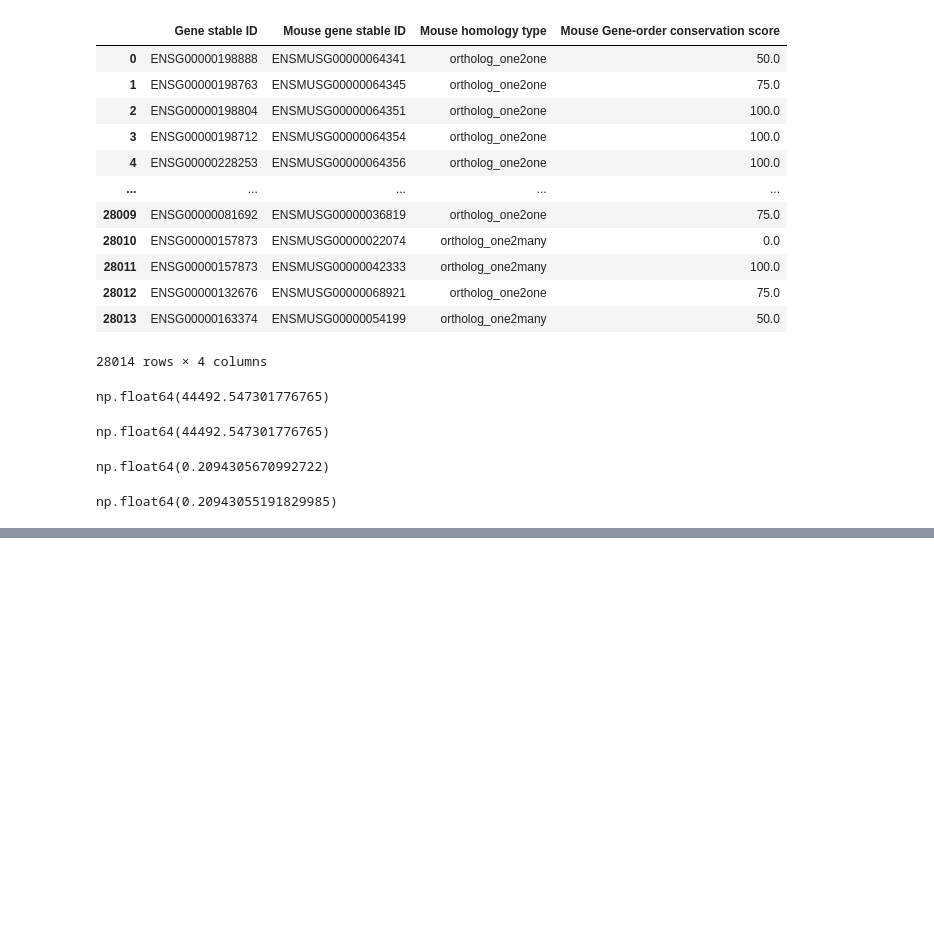
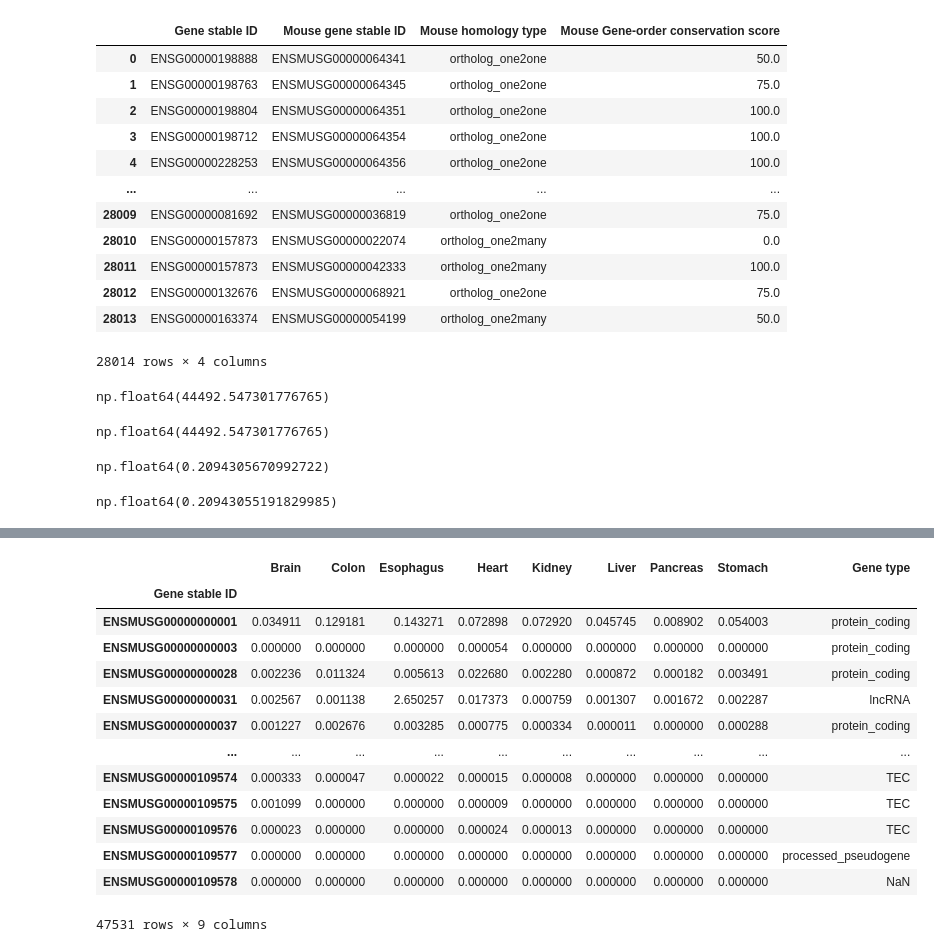
Before and after one commit to AndrewH72/Gene-Duplication, a Jupyter notebook: scripts/calculateScores.ipynb, the cells around one changed output, grey strips where cells are left out. Saved outputs shown, nothing was run; the diff lists cells and outputs as text; code cells hidden in the pictures; blank space fills up the shorter version.

```diff
--- a/scripts/calculateScores.ipynb
+++ b/scripts/calculateScores.ipynb
@@ -202,0 +183,19 @@ Name: Gene stable ID, Length: 47531, dtype: str
+# %%
+emtabEPNormalized = emtabEP.iloc[:, :-1].apply(lambda x: x / np.sqrt(x.sum()))
+emtabEPNormalized["Gene type"] = emtabEP["Gene type"]
+emtabEPNormalized
+# %% [output]
+|  | Brain | Colon | Esophagus | Heart | Kidney | Liver | Pancreas | Stomach | Gene type |
+| Gene stable ID |  |  |  |  |  |  |  |  |  |
+| ENSMUSG00000000001 | 0.034911 | 0.129181 | 0.143271 | 0.072898 | 0.072920 | 0.045745 | 0.008902 | 0.054003 | protein_coding |
+| ENSMUSG00000000003 | 0.000000 | 0.000000 | 0.000000 | 0.000054 | 0.000000 | 0.000000 | 0.000000 | 0.000000 | protein_coding |
+| ENSMUSG00000000028 | 0.002236 | 0.011324 | 0.005613 | 0.022680 | 0.002280 | 0.000872 | 0.000182 | 0.003491 | protein_coding |
+| ENSMUSG00000000031 | 0.002567 | 0.001138 | 2.650257 | 0.017373 | 0.000759 | 0.001307 | 0.001672 | 0.002287 | lncRNA |
+| ENSMUSG00000000037 | 0.001227 | 0.002676 | 0.003285 | 0.000775 | 0.000334 | 0.000011 | 0.000000 | 0.000288 | protein_coding |
+| ... | ... | ... | ... | ... | ... | ... | ... | ... | ... |
+| ENSMUSG00000109574 | 0.000333 | 0.000047 | 0.000022 | 0.000015 | 0.000008 | 0.000000 | 0.000000 | 0.000000 | TEC |
+| ENSMUSG00000109575 | 0.001099 | 0.000000 | 0.000000 | 0.000009 | 0.000000 | 0.000000 | 0.000000 | 0.000000 | TEC |
+| ENSMUSG00000109576 | 0.000023 | 0.000000 | 0.000000 | 0.000024 | 0.000013 | 0.000000 | 0.000000 | 0.000000 | TEC |
+| ENSMUSG00000109577 | 0.000000 | 0.000000 | 0.000000 | 0.000000 | 0.000000 | 0.000000 | 0.000000 | 0.000000 | processed_pseudogene |
+| ENSMUSG00000109578 | 0.000000 | 0.000000 | 0.000000 | 0.000000 | 0.000000 | 0.000000 | 0.000000 | 0.000000 | NaN |
+47531 rows × 9 columns
```
Also changed, not shown: parts of 12 cells of this notebook, 5 other files.
